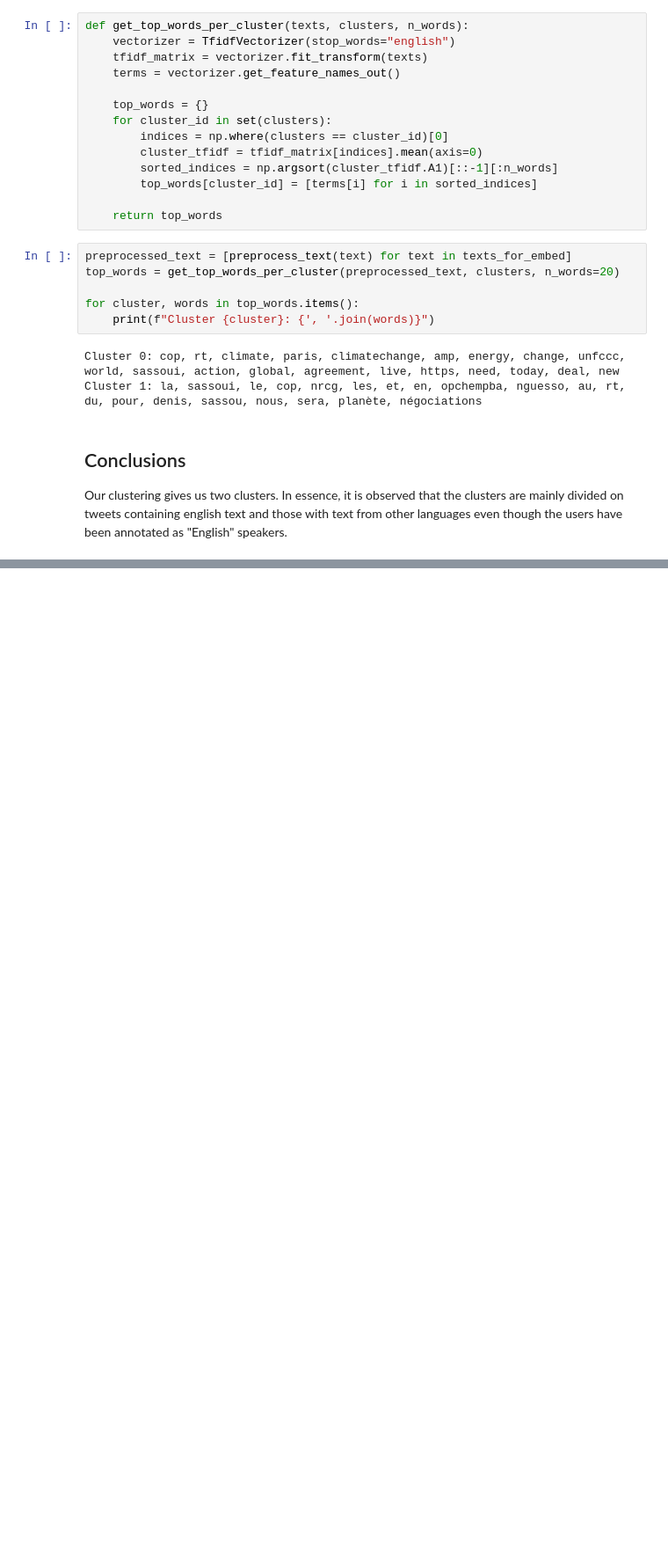
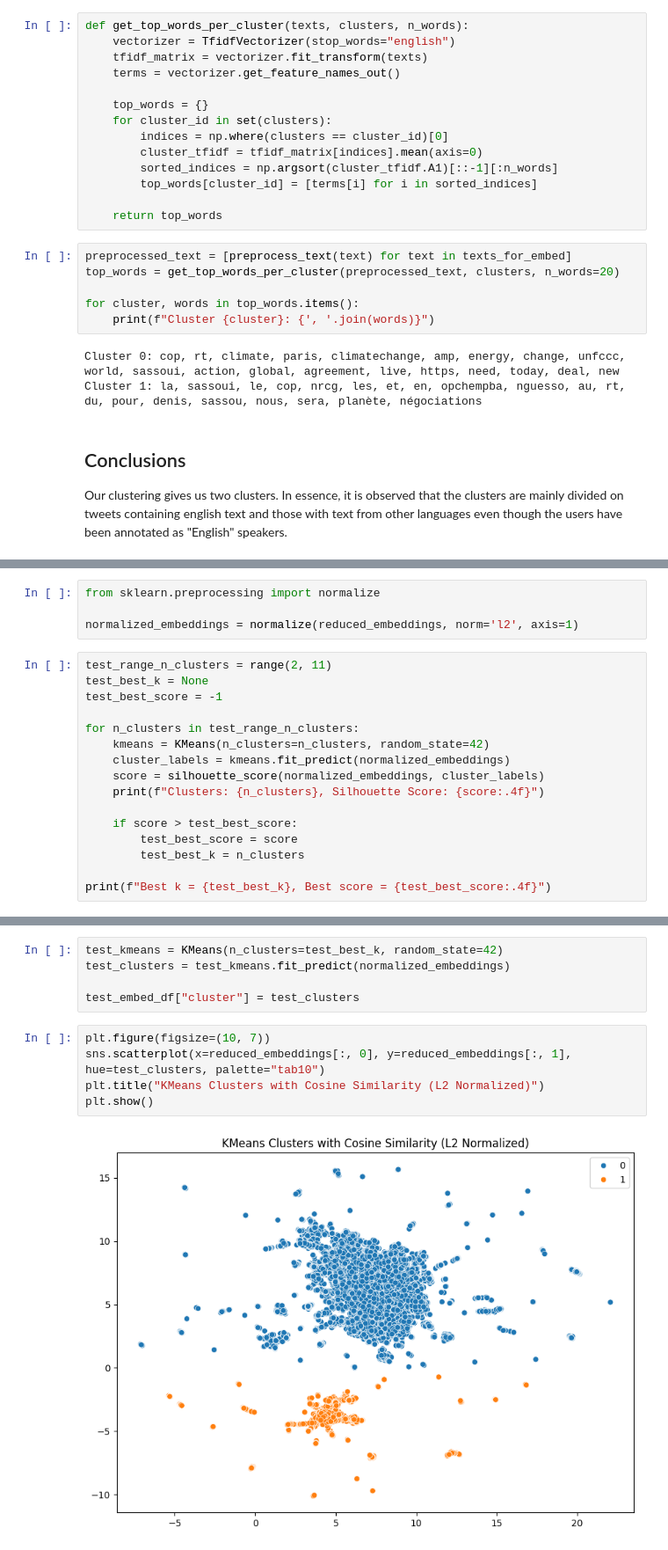
Before and after one commit to vaughankraska/social_data_mining, a Jupyter notebook: src/sdm/lab_scripts/text_analysis/data_driven_task2.ipynb, the cells around one changed output, grey strips where cells are left out. Shown at 88% size. Drawn from its saved outputs; the diff is of its cells as text; blank space fills up the shorter version.

```diff
--- a/src/sdm/lab_scripts/text_analysis/data_driven_task2.ipynb
+++ b/src/sdm/lab_scripts/text_analysis/data_driven_task2.ipynb
@@ -366,0 +378,20 @@ Our clustering gives us two clusters. In essence, it is observed that the cluste
+# %%
+from sklearn.preprocessing import normalize
+
+normalized_embeddings = normalize(reduced_embeddings, norm='l2', axis=1)
+# %%
+test_range_n_clusters = range(2, 11)
+test_best_k = None
+test_best_score = -1
+
+for n_clusters in test_range_n_clusters:
+    kmeans = KMeans(n_clusters=n_clusters, random_state=42)
+    cluster_labels = kmeans.fit_predict(normalized_embeddings)
+    score = silhouette_score(normalized_embeddings, cluster_labels)
+    print(f"Clusters: {n_clusters}, Silhouette Score: {score:.4f}")
+
+    if score > test_best_score:
+        test_best_score = score
+        test_best_k = n_clusters
+
+print(f"Best k = {test_best_k}, Best score = {test_best_score:.4f}")
@@ -366,0 +409,12 @@ Our clustering gives us two clusters. In essence, it is observed that the cluste
+# %%
+test_kmeans = KMeans(n_clusters=test_best_k, random_state=42)
+test_clusters = test_kmeans.fit_predict(normalized_embeddings)
+
+test_embed_df["cluster"] = test_clusters
+# %%
+plt.figure(figsize=(10, 7))
+sns.scatterplot(x=reduced_embeddings[:, 0], y=reduced_embeddings[:, 1], hue=test_clusters, palette="tab10")
+plt.title("KMeans Clusters with Cosine Similarity (L2 Normalized)")
+plt.show()
+# %% [output]
+[figure, added]
```
Also changed, not shown: parts of 13 cells of this notebook, 1 other file.
